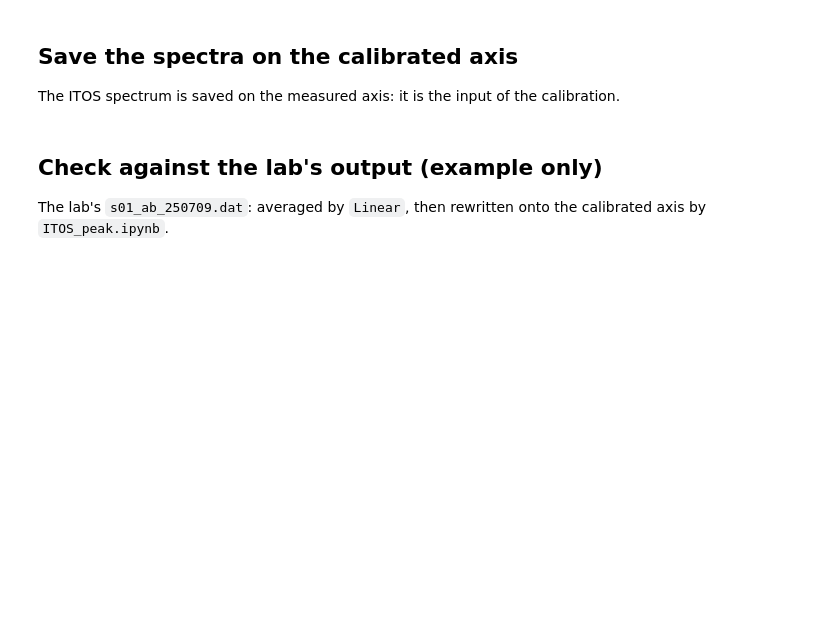
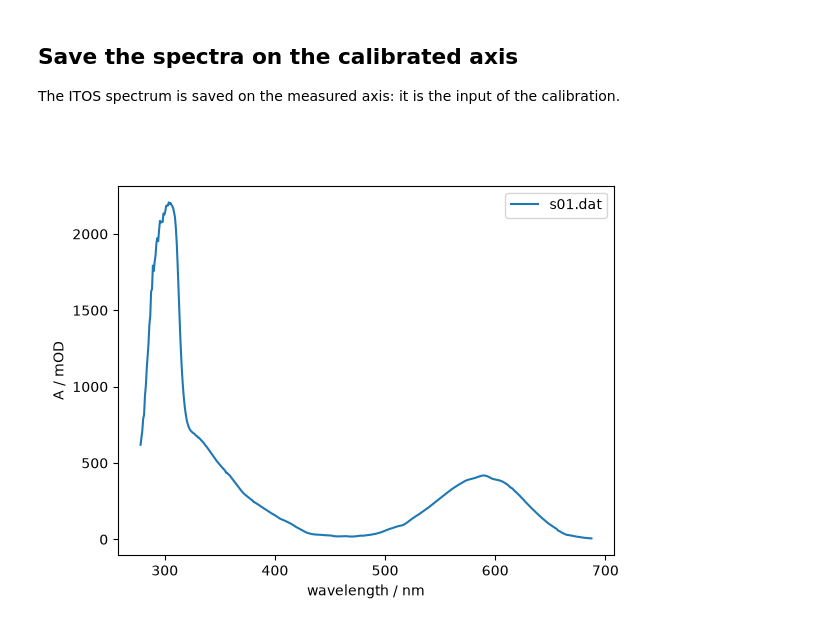
Before and after one commit to spalato/edyxlib, a Jupyter notebook: pyspan/examples/TA/ta_1_linear_itos.ipynb, the cells around one changed output. Cells and saved outputs as stored; diff of their text form; code cells hidden in the pictures; blank space fills up the shorter version.

```diff
--- a/pyspan/examples/TA/ta_1_linear_itos.ipynb
+++ b/pyspan/examples/TA/ta_1_linear_itos.ipynb
@@ -27,12 +27,12 @@ from pyspan import Linear
 # %% [markdown]
 ## Parameters
 # %%
-data_dir = Path("../../../edyx/examples/data")  # edyx example data; in the lab: Path(".")
+data_dir = Path("../../../edyx/examples/250709")  # edyx example data; in the lab: Path(".")
 fnames = sorted(data_dir.glob("s0?.dat"))     # linear spectra, with repetitions
 itos_name = "s00.dat"                         # the ITOS filter
 peaks = dict(width=4, prominence=40, height=200)  # choice: ITOS peak picking, check the plot
-date = datetime.date(2025, 7, 9)
+date = data_dir.resolve().name # or enter a date manually
 
 out_dir = Path(".")
-wl_file = out_dir / f"{date:%y%m%d}_wl_itos.toml"
+wl_file = out_dir / f"{date}_wl_itos.toml"
 [f.name for f in fnames]
@@ -84,24 +93,21 @@ The ITOS spectrum is saved on the measured axis: it is the input of the calibrat
 # %%
 wl = interp_calibration(cal, wl_raw)
 others = [name for name in spectra if name != itos_name]
 
-np.savetxt(out_dir / f"{date:%y%m%d}_{Path(itos_name).stem}_ITOS_ab.dat",
+np.savetxt(out_dir / f"{date}_{Path(itos_name).stem}_ITOS_ab.dat",
            np.column_stack([wl_raw, spectra[itos_name]]), fmt="%.6e",
            header="measured wavelength / nm, A / mOD")
 for name in others:
-    np.savetxt(out_dir / f"{date:%y%m%d}_{Path(name).stem}_ab.dat",
+    np.savetxt(out_dir / f"{date}_{Path(name).stem}_ab.dat",
                np.column_stack([wl, spectra[name]]), fmt="%.6e",
                header=f"wavelength / nm (calibration: {wl_file.name}), A / mOD")
 
 fig, ax = plt.subplots()
 for name in others:
     ax.plot(wl, spectra[name], label=name)
 ax.set_xlabel("wavelength / nm")
 ax.set_ylabel("A / mOD")
 ax.legend()
-fig.savefig(out_dir / f"{date:%y%m%d}_linears.png", dpi=300)
+fig.savefig(out_dir / f"{date}_linears.png", dpi=300)
+# %% [output]
+[figure, added]
-# %% [markdown]
-## Check against the lab's output (example only)
-
-The lab's `s01_ab_250709.dat`: averaged by `Linear`, then rewritten onto the calibrated axis by
-`ITOS_peak.ipynb`.
```
Also changed, not shown: parts of 4 cells of this notebook, 1 other file.
